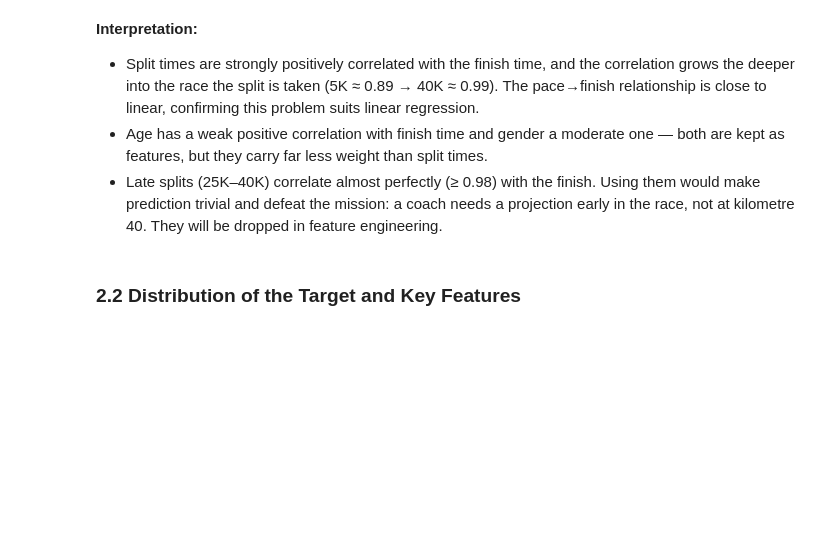
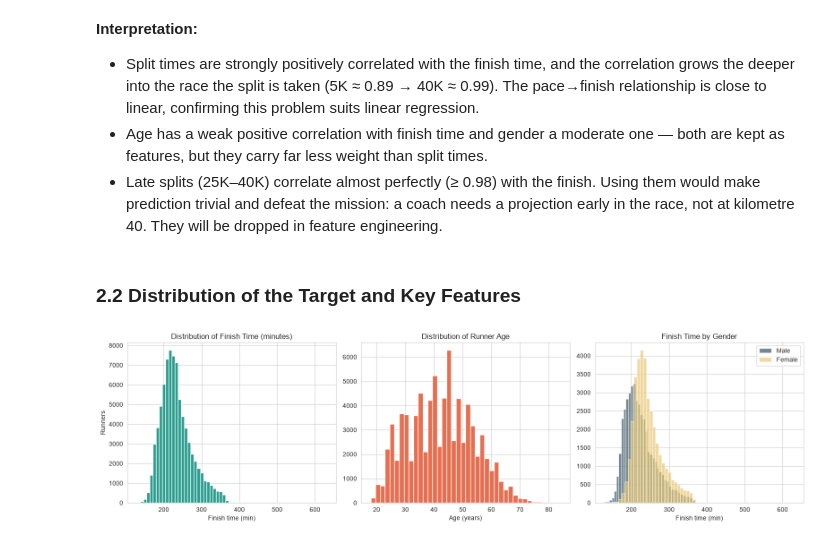
Before and after one commit to s-gasaro/linear_regression_model, a Jupyter notebook: summative/linear_regression/multivariate.ipynb, the cells around one changed output. Drawn from its saved outputs; the diff is of its cells as text; code cells hidden in the pictures; blank space fills up the shorter version.

```diff
--- a/summative/linear_regression/multivariate.ipynb
+++ b/summative/linear_regression/multivariate.ipynb
@@ -90,3 +90,26 @@ plt.show()
 - Late splits (25K–40K) correlate almost perfectly (≥ 0.98) with the finish. Using them would make prediction trivial and defeat the mission: a coach needs a projection early in the race, not at kilometre 40. They will be dropped in feature engineering.
 # %% [markdown]
 ### 2.2 Distribution of the Target and Key Features
+# %%
+fig, axes = plt.subplots(1, 3, figsize=(16, 4.5))
+
+axes[0].hist(df["Finish_min"].dropna(), bins=60, color="#2a9d8f", edgecolor="white")
+axes[0].set_title("Distribution of Finish Time (minutes)")
+axes[0].set_xlabel("Finish time (min)")
+axes[0].set_ylabel("Runners")
+
+axes[1].hist(df["Age"].dropna(), bins=40, color="#e76f51", edgecolor="white")
+axes[1].set_title("Distribution of Runner Age")
+axes[1].set_xlabel("Age (years)")
+
+for gender_value, label, color in [(1, "Male", "#264653"), (0, "Female", "#e9c46a")]:
+    axes[2].hist(df.loc[df["Gender_encoded"] == gender_value, "Finish_min"].dropna(),
+                 bins=60, alpha=0.65, label=label, color=color)
+axes[2].set_title("Finish Time by Gender")
+axes[2].set_xlabel("Finish time (min)")
+axes[2].legend()
+
+plt.tight_layout()
+plt.show()
+# %% [output]
+[figure, added]
```
Also changed, not shown: parts of 19 cells of this notebook.
